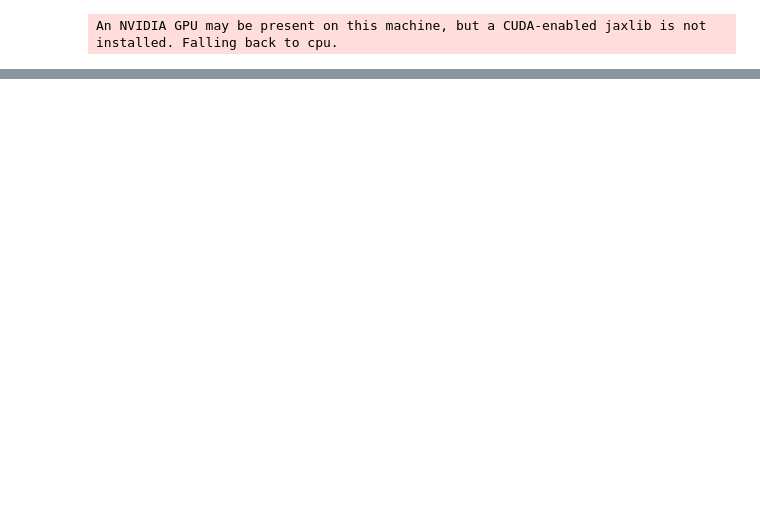
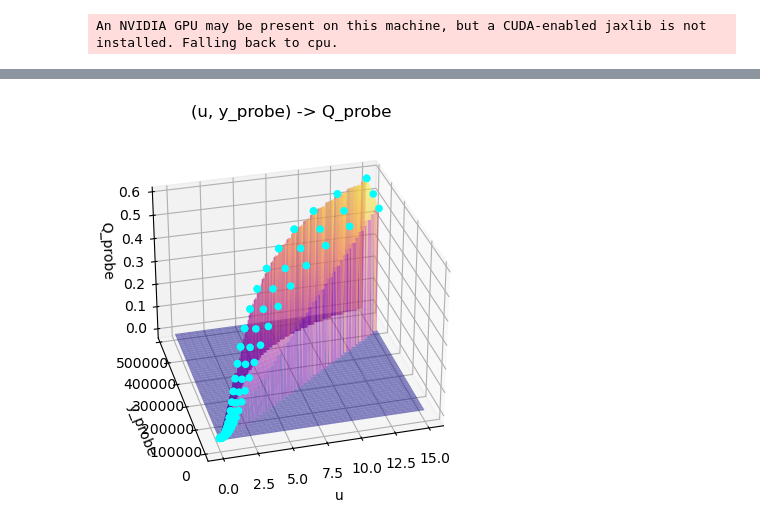
Before and after one commit to KSechkar/CoBa_CRAB, a Jupyter notebook: cell_model_case/cell_probe_characterisation.ipynb, the cells around one changed output, grey strips where cells are left out. Drawn from its saved outputs; the diff is of its cells as text; code cells hidden in the pictures; blank space fills up the shorter version.

```diff
--- a/cell_model_case/cell_probe_characterisation.ipynb
+++ b/cell_model_case/cell_probe_characterisation.ipynb
@@ -586,28 +583,43 @@ for i in range(0,len(us_mesh_est)):
         Q_est[i,j] = interpolator_Q(u=us_mesh_est[i,j], y=y_mesh_est[i,j])
         Qdash_est[i,j] = interpolator_Qdash(u=us_mesh_est[i,j], y=y_mesh_est[i,j])
 # %%
-# # VISUALISE THE RESULTS: (u, Qdash_probe) -> Q_probe
-# # create figure
-# u_Qdash_to_Q_fig = plt.figure(1)
-# plt.clf()
-# u_Qdash_to_Q_ax = u_Qdash_to_Q_fig.add_subplot(111, projection='3d')
-#
-# # make a 3D plot of experimentally measured Q values
-# u_Qdash_to_Q_ax.plot_surface(
-#     us_mesh,
-#     Q_constrep_mesh,
-#     Q_probes,
-#     cmap=mpl.colormaps['plasma'],
-#     label='Measured Q values')
-#
-# # format the plot
-# u_Qdash_to_Q_ax.set_title("(u, Q\'_probe) -> Q_probe")
-# u_Qdash_to_Q_ax.set_xlabel('u')
-# u_Qdash_to_Q_ax.set_ylabel('Q\'_probe')
-# u_Qdash_to_Q_ax.set_zlabel('Q_probe')
-#
-# # show plot
-# plt.show()
+# VISUALISE THE RESULTS: (u, Qdash_probe) -> Q_probe
+
+# create figure
+u_y_to_Q_fig = plt.figure(2)
+plt.clf()
+u_y_to_Q_ax = u_y_to_Q_fig.add_subplot(111, projection='3d')
+
+# make a 3D plot of estimated Q values
+u_y_to_Q_ax.plot_surface(
+    us_mesh_est,
+    y_mesh_est,
+    Q_est,
+    cmap=mpl.colormaps['plasma'], alpha=0.5,
+    label='Measured Q values')
+
+# make a 3D plot of experimentally measured Q values
+u_y_to_Q_ax.scatter(
+    us_mesh,
+    y_probes,
+    Q_probes,
+    c='cyan',
+    alpha=1.0,
+    label='Measured Q values')
+
+# format the plot
+u_y_to_Q_ax.set_title("(u, y_probe) -> Q_probe")
+u_y_to_Q_ax.set_xlabel('u')
+u_y_to_Q_ax.set_ylabel('y_probe')
+u_y_to_Q_ax.set_zlabel('Q_probe')
+
+# set the view angle
+u_y_to_Q_ax.view_init(elev=30, azim=-105, roll=0)
+
+# show plot
+plt.show()
+# %% [output]
+[figure, added]
 # %%
 # VISUALISE THE RESULTS: (u, y_probe) -> Q_probe
 # create figure
```
Also changed, not shown: parts of 3 cells of this notebook, 1 other file.
